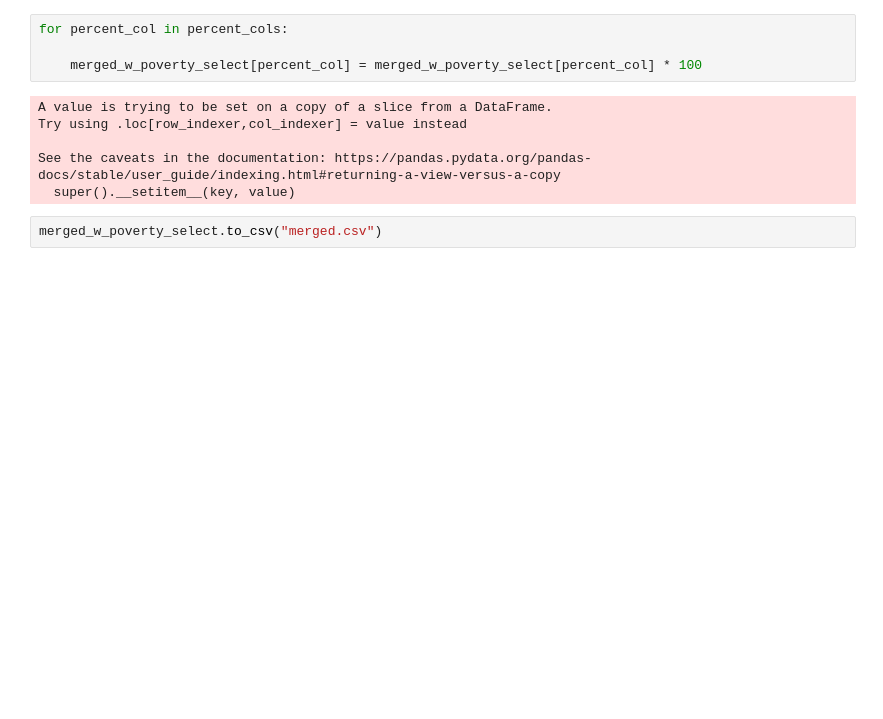
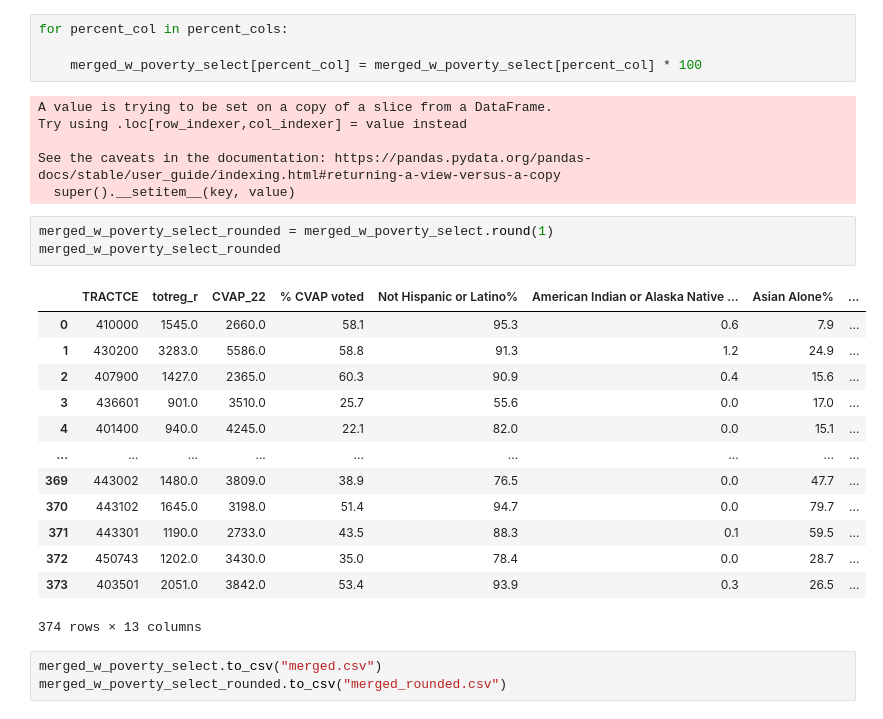
Before and after one commit to cameronfozi/djnf-merrill-training, a Jupyter notebook: djnf-data-work/socioeconomic_alameda.ipynb, the cells around one changed output. Saved outputs shown, nothing was run; the diff lists cells and outputs as text; blank space fills up the shorter version.

```diff
--- a/djnf-data-work/socioeconomic_alameda.ipynb
+++ b/djnf-data-work/socioeconomic_alameda.ipynb
@@ -298,5 +298,23 @@ Try using .loc[row_indexer,col_indexer] = value instead
 
 See the caveats in the documentation: https://pandas.pydata.org/pandas-docs/stable/user_guide/indexing.html#returning-a-view-versus-a-copy
   super().__setitem__(key, value)
+# %%
+merged_w_poverty_select_rounded = merged_w_poverty_select.round(1)
+merged_w_poverty_select_rounded
+# %% [output]
+|  | TRACTCE | totreg_r | CVAP_22 | % CVAP voted | Not Hispanic or Latino% | American Indian or Alaska Native ... | Asian Alone% | ... |
+| 0 | 410000 | 1545.0 | 2660.0 | 58.1 | 95.3 | 0.6 | 7.9 | ... |
+| 1 | 430200 | 3283.0 | 5586.0 | 58.8 | 91.3 | 1.2 | 24.9 | ... |
+| 2 | 407900 | 1427.0 | 2365.0 | 60.3 | 90.9 | 0.4 | 15.6 | ... |
+| 3 | 436601 | 901.0 | 3510.0 | 25.7 | 55.6 | 0.0 | 17.0 | ... |
+| 4 | 401400 | 940.0 | 4245.0 | 22.1 | 82.0 | 0.0 | 15.1 | ... |
+| ... | ... | ... | ... | ... | ... | ... | ... | ... |
+| 369 | 443002 | 1480.0 | 3809.0 | 38.9 | 76.5 | 0.0 | 47.7 | ... |
+| 370 | 443102 | 1645.0 | 3198.0 | 51.4 | 94.7 | 0.0 | 79.7 | ... |
+| 371 | 443301 | 1190.0 | 2733.0 | 43.5 | 88.3 | 0.1 | 59.5 | ... |
+| 372 | 450743 | 1202.0 | 3430.0 | 35.0 | 78.4 | 0.0 | 28.7 | ... |
+| 373 | 403501 | 2051.0 | 3842.0 | 53.4 | 93.9 | 0.3 | 26.5 | ... |
+374 rows × 13 columns
 # %%
 merged_w_poverty_select.to_csv("merged.csv")
+merged_w_poverty_select_rounded.to_csv("merged_rounded.csv")
```
Also changed, not shown: 4 other files.
